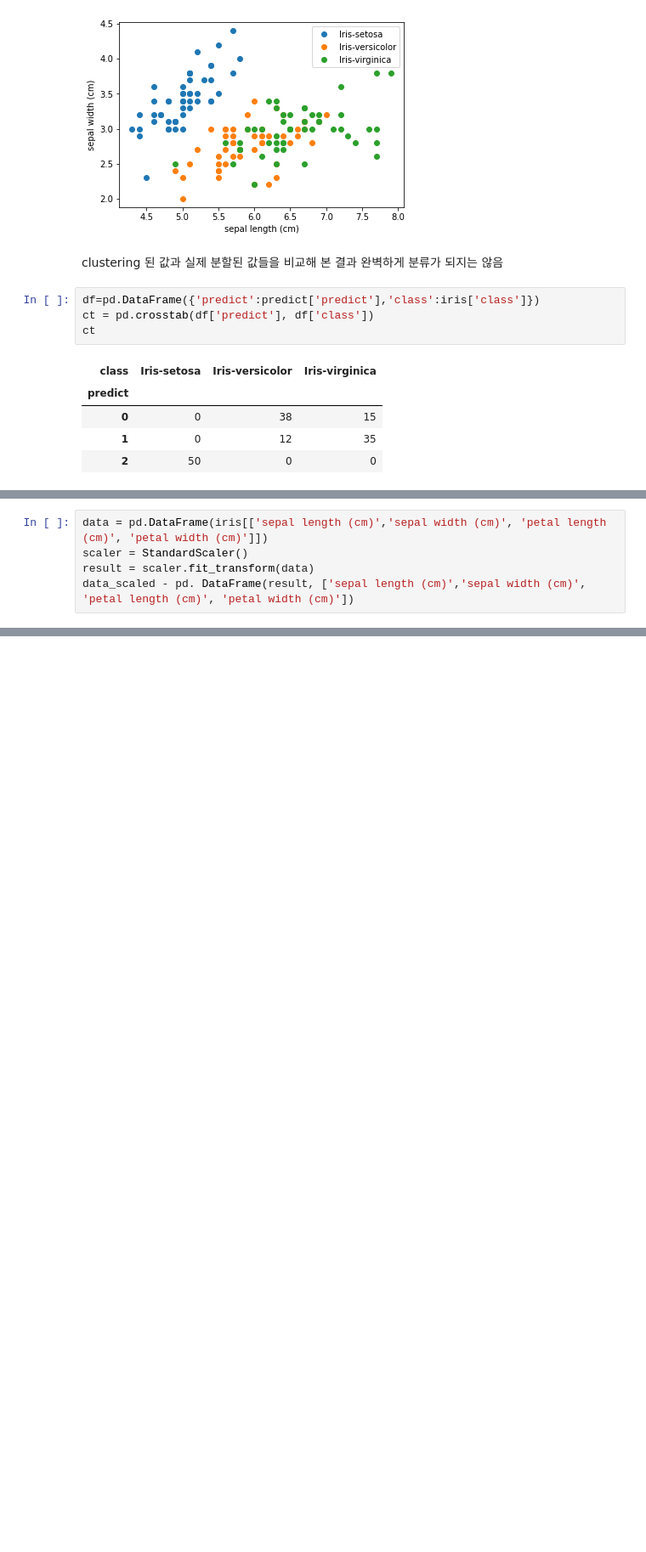
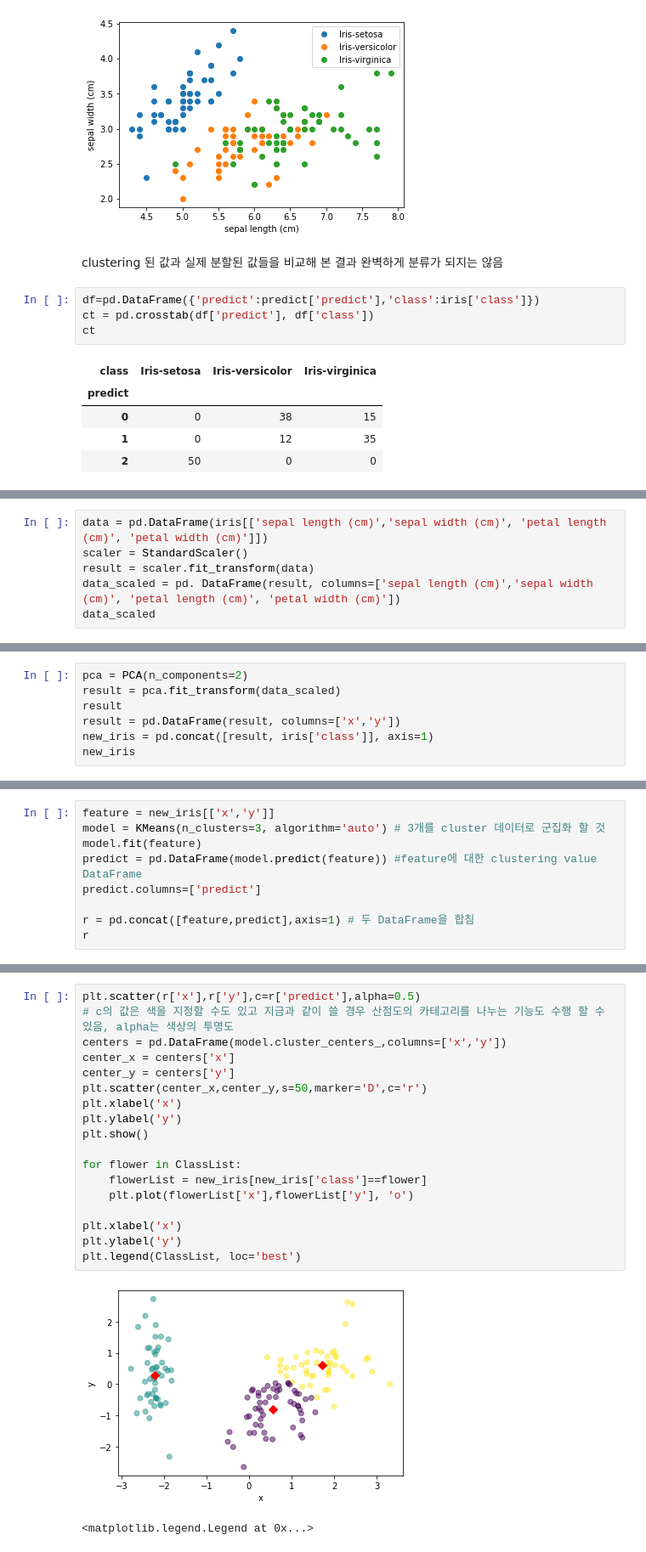
Before and after one commit to DongHyun99/Data_Mining, a Jupyter notebook: Pandas_data_analysis/week2.ipynb, the cells around one changed output, grey strips where cells are left out. Shown at 85% size. Cells and saved outputs as stored; diff of their text form; blank space fills up the shorter version.

Commit message:
edit PCA algorithm

```diff
--- a/Pandas_data_analysis/week2.ipynb
+++ b/Pandas_data_analysis/week2.ipynb
@@ -97,5 +98,6 @@ PCA를 이용해서 4개의 Column을 2개로 축소 후 clustering 해 보자
 data = pd.DataFrame(iris[['sepal length (cm)','sepal width (cm)', 'petal length (cm)', 'petal width (cm)']])
 scaler = StandardScaler()
 result = scaler.fit_transform(data)
-data_scaled - pd. DataFrame(result, ['sepal length (cm)','sepal width (cm)', 'petal length (cm)', 'petal width (cm)'])
+data_scaled = pd. DataFrame(result, columns=['sepal length (cm)','sepal width (cm)', 'petal length (cm)', 'petal width (cm)'])
+data_scaled
 # %% [output]
@@ -118,0 +117,7 @@ array([[-9.00681170e-01,  1.03205722e+00, -1.34127240e+00,
+# %%
+pca = PCA(n_components=2)
+result = pca.fit_transform(data_scaled)
+result
+result = pd.DataFrame(result, columns=['x','y'])
+new_iris = pd.concat([result, iris['class']], axis=1)
+new_iris
@@ -118,0 +138,9 @@ array([[-9.00681170e-01,  1.03205722e+00, -1.34127240e+00,
+# %%
+feature = new_iris[['x','y']]
+model = KMeans(n_clusters=3, algorithm='auto') # 3개를 cluster 데이터로 군집화 할 것
+model.fit(feature)
+predict = pd.DataFrame(model.predict(feature)) #feature에 대한 clustering value DataFrame
+predict.columns=['predict']
+
+r = pd.concat([feature,predict],axis=1) # 두 DataFrame을 합침
+r
@@ -118,0 +161,21 @@ array([[-9.00681170e-01,  1.03205722e+00, -1.34127240e+00,
+# %%
+plt.scatter(r['x'],r['y'],c=r['predict'],alpha=0.5)
+# c의 값은 색을 지정할 수도 있고 지금과 같이 쓸 경우 산점도의 카테고리를 나누는 기능도 수행 할 수 있음, alpha는 색상의 투명도
+centers = pd.DataFrame(model.cluster_centers_,columns=['x','y'])
+center_x = centers['x']
+center_y = centers['y']
+plt.scatter(center_x,center_y,s=50,marker='D',c='r')
+plt.xlabel('x')
+plt.ylabel('y')
+plt.show()
+
+for flower in ClassList:
+    flowerList = new_iris[new_iris['class']==flower]
+    plt.plot(flowerList['x'],flowerList['y'], 'o')
+
+plt.xlabel('x')
+plt.ylabel('y')
+plt.legend(ClassList, loc='best')
+# %% [output]
+[figure, added]
+<matplotlib.legend.Legend at 0x...>
```
Also changed, not shown: parts of 8 cells of this notebook.
